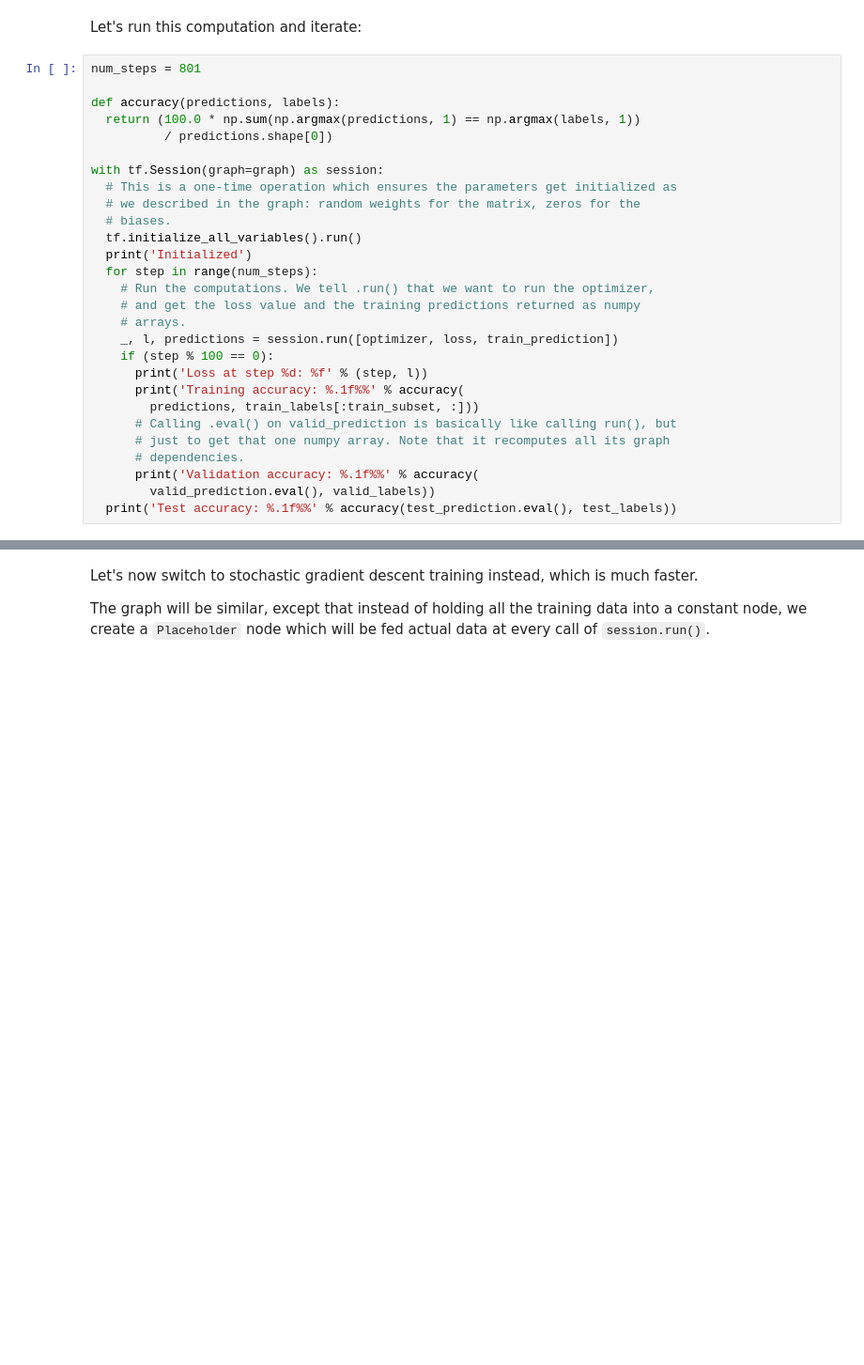
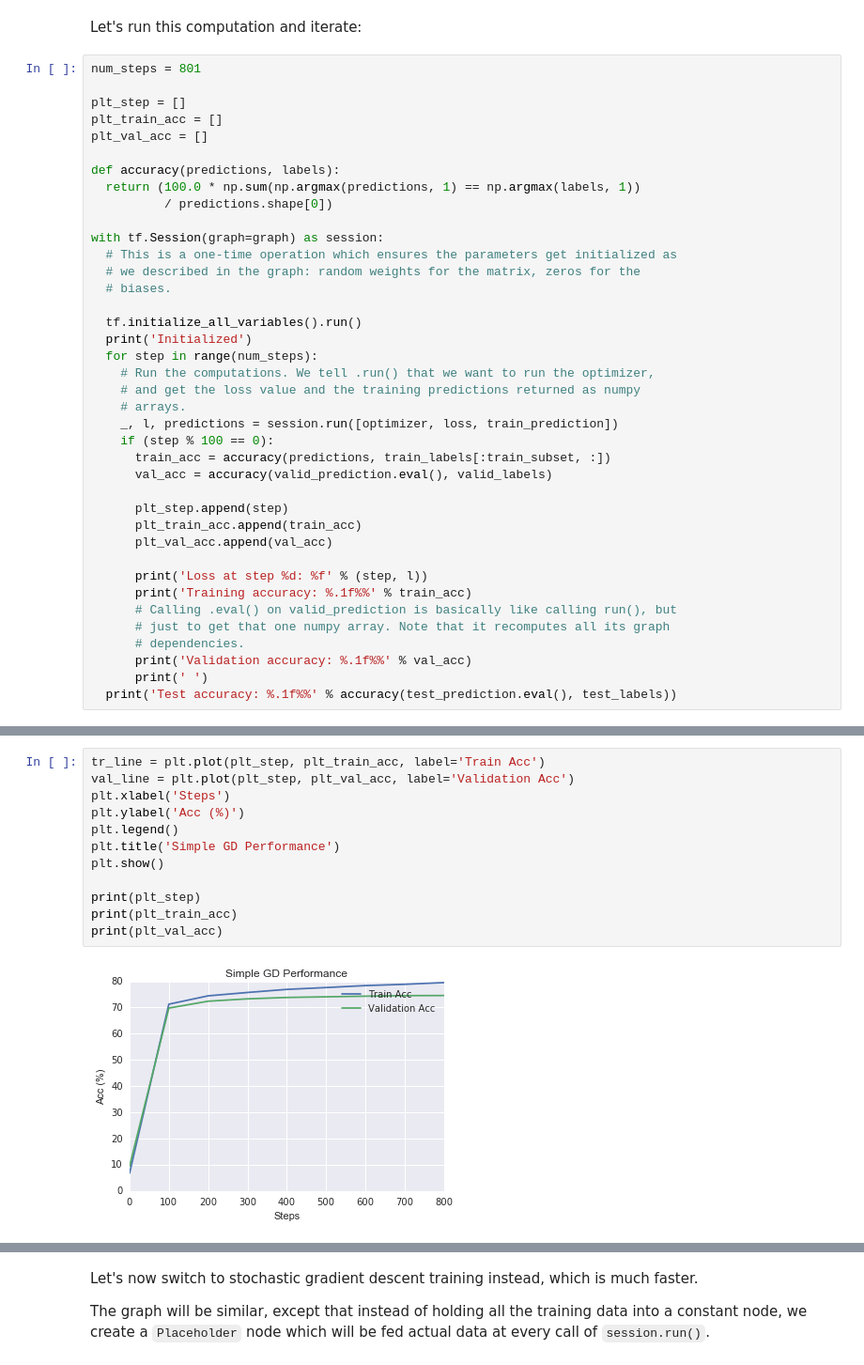
Before and after one commit to archelogos/sequence-detector, a Jupyter notebook: udacity/2_fullyconnected.ipynb, the cells around one changed output, grey strips where cells are left out. Shown: that part at 94% size. Drawn from its saved outputs; the diff is of its cells as text; blank space fills up the shorter version.

```diff
--- a/udacity/2_fullyconnected.ipynb
+++ b/udacity/2_fullyconnected.ipynb
@@ -124,6 +134,10 @@ with graph.as_default():
 Let's run this computation and iterate:
 # %%
 num_steps = 801
+
+plt_step = []
+plt_train_acc = []
+plt_val_acc = []
 
 def accuracy(predictions, labels):
   return (100.0 * np.sum(np.argmax(predictions, 1) == np.argmax(labels, 1))
@@ -133,6 +147,7 @@ with tf.Session(graph=graph) as session:
   # This is a one-time operation which ensures the parameters get initialized as
   # we described in the graph: random weights for the matrix, zeros for the
   # biases.
+
   tf.initialize_all_variables().run()
   print('Initialized')
   for step in range(num_steps):
@@ -141,14 +156,20 @@ with tf.Session(graph=graph) as session:
     # arrays.
     _, l, predictions = session.run([optimizer, loss, train_prediction])
     if (step % 100 == 0):
+      train_acc = accuracy(predictions, train_labels[:train_subset, :])
+      val_acc = accuracy(valid_prediction.eval(), valid_labels)
+
+      plt_step.append(step)
+      plt_train_acc.append(train_acc)
+      plt_val_acc.append(val_acc)
+
       print('Loss at step %d: %f' % (step, l))
-      print('Training accuracy: %.1f%%' % accuracy(
-        predictions, train_labels[:train_subset, :]))
+      print('Training accuracy: %.1f%%' % train_acc)
       # Calling .eval() on valid_prediction is basically like calling run(), but
       # just to get that one numpy array. Note that it recomputes all its graph
       # dependencies.
-      print('Validation accuracy: %.1f%%' % accuracy(
-        valid_prediction.eval(), valid_labels))
+      print('Validation accuracy: %.1f%%' % val_acc)
+      print(' ')
   print('Test accuracy: %.1f%%' % accuracy(test_prediction.eval(), test_labels))
 # %% [output]
 Initialized
@@ -170,0 +192,14 @@ Test accuracy: 82.9%
+# %%
+tr_line = plt.plot(plt_step, plt_train_acc, label='Train Acc')
+val_line = plt.plot(plt_step, plt_val_acc, label='Validation Acc')
+plt.xlabel('Steps')
+plt.ylabel('Acc (%)')
+plt.legend()
+plt.title('Simple GD Performance')
+plt.show()
+
+print(plt_step)
+print(plt_train_acc)
+print(plt_val_acc)
+# %% [output]
+[figure, added]
```
Also changed, not shown: parts of 14 cells of this notebook.
